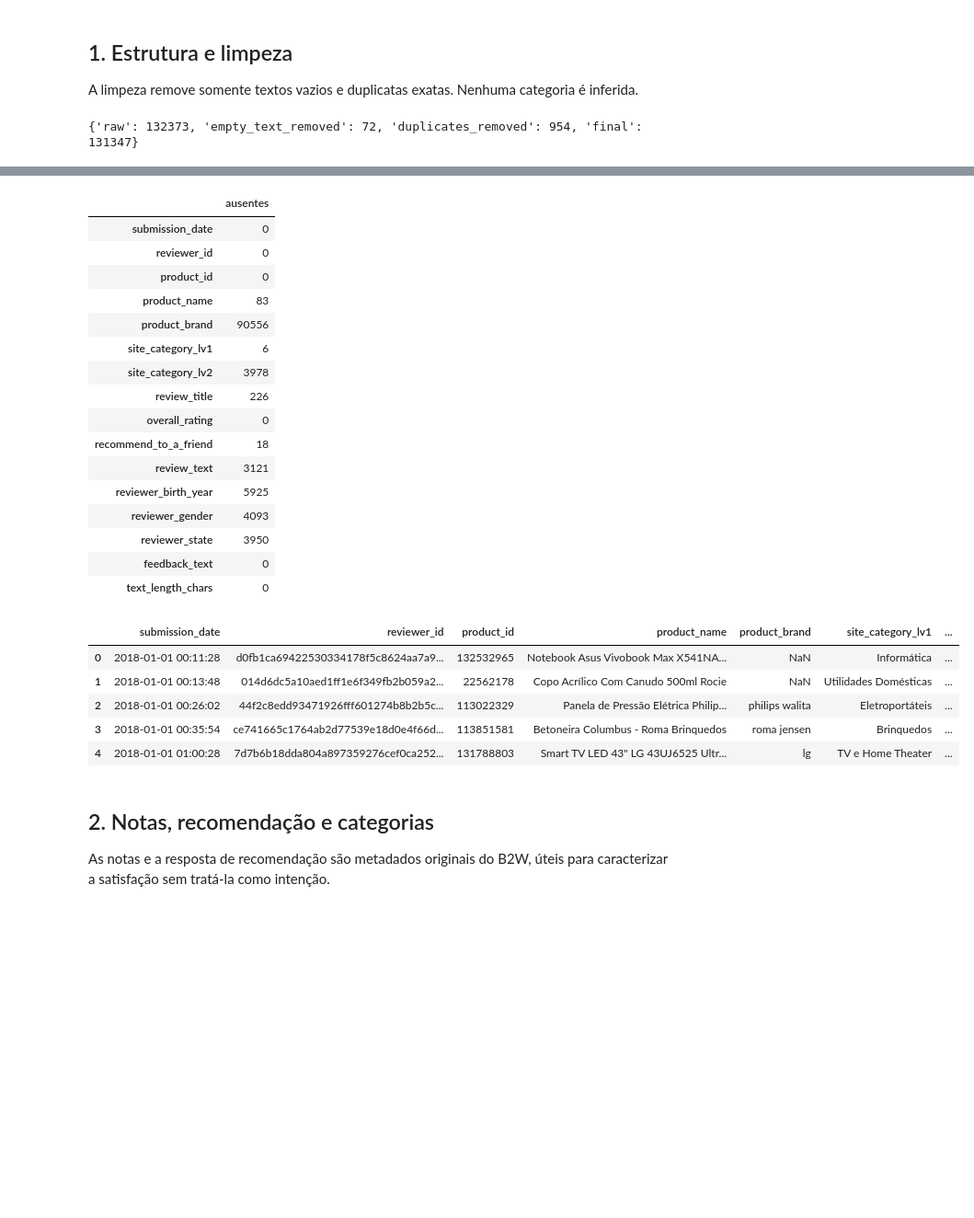
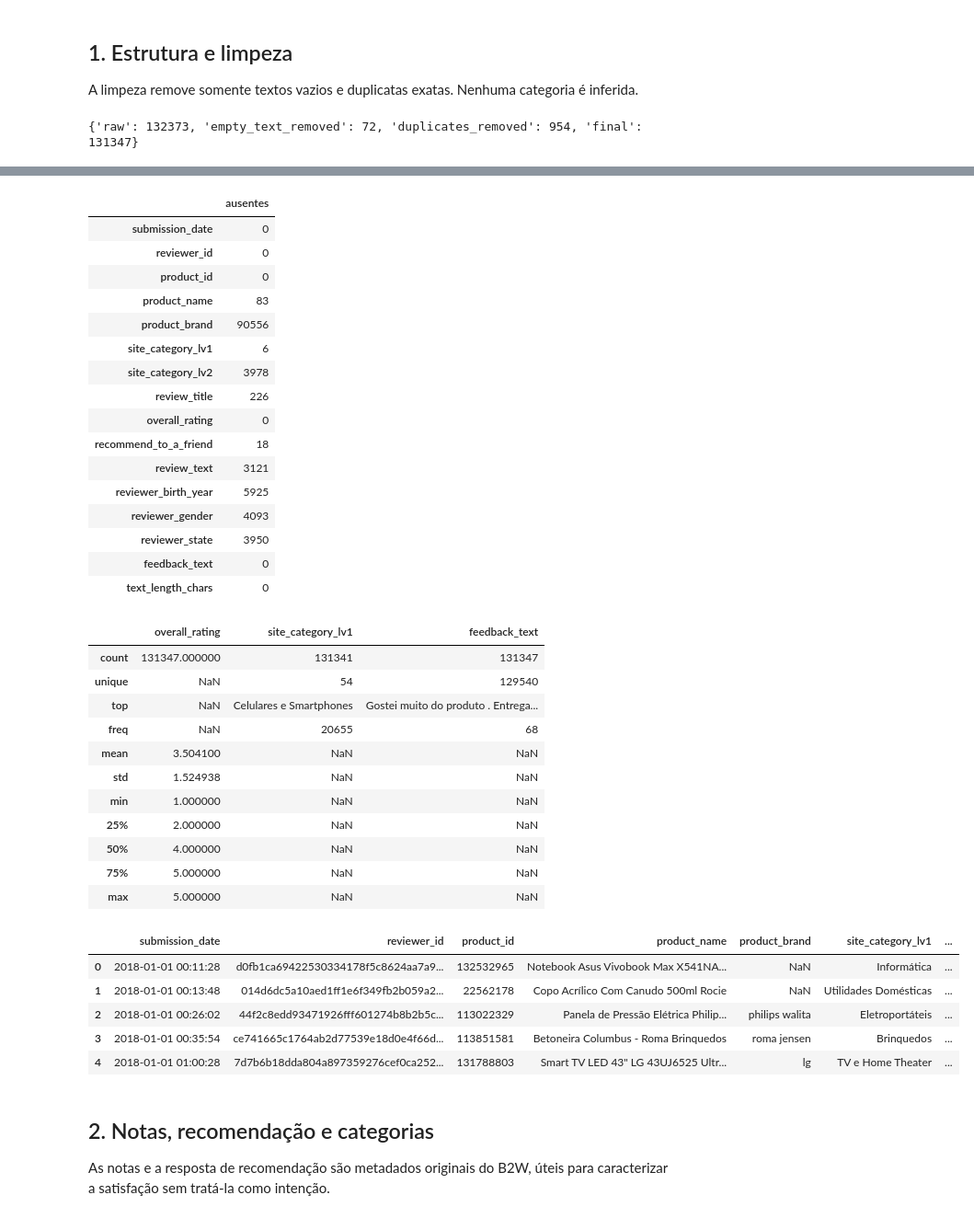
Before and after one commit to danielssaugusto/ecomshield-platform, a Jupyter notebook: notebooks/03_b2w_feedback_eda.ipynb, the cells around one changed output, grey strips where cells are left out. Shown at 92% size. Cells and saved outputs as stored; diff of their text form; code cells hidden in the pictures; blank space fills up the shorter version.

```diff
--- a/notebooks/03_b2w_feedback_eda.ipynb
+++ b/notebooks/03_b2w_feedback_eda.ipynb
@@ -38,6 +38,7 @@ df['text_length_chars'] = df['feedback_text'].str.len()
 print({'raw': len(raw), 'empty_text_removed': len(raw)-len(without_empty), 'duplicates_removed': len(without_empty)-len(df), 'final': len(df)})
 display(df.dtypes.to_frame('dtype'))
 display(df.isna().sum().to_frame('ausentes'))
+display(df[['overall_rating', 'site_category_lv1', 'feedback_text']].describe(include='all'))
 df.head()
 # %% [output]
 {'raw': 132373, 'empty_text_removed': 72, 'duplicates_removed': 954, 'final': 131347}
@@ -48,39 +49,51 @@ df.head()
 | product_name | object |
 | product_brand | object |
 | site_category_lv1 | object |
 | site_category_lv2 | object |
 | review_title | object |
 | overall_rating | int64 |
 | recommend_to_a_friend | object |
 | review_text | object |
 | reviewer_birth_year | float64 |
 | reviewer_gender | object |
 | reviewer_state | object |
 | feedback_text | object |
 | text_length_chars | int64 |
 |  | ausentes |
 | submission_date | 0 |
 | reviewer_id | 0 |
 | product_id | 0 |
 | product_name | 83 |
 | product_brand | 90556 |
 | site_category_lv1 | 6 |
 | site_category_lv2 | 3978 |
 | review_title | 226 |
 | overall_rating | 0 |
 | recommend_to_a_friend | 18 |
 | review_text | 3121 |
 | reviewer_birth_year | 5925 |
 | reviewer_gender | 4093 |
 | reviewer_state | 3950 |
 | feedback_text | 0 |
 | text_length_chars | 0 |
-|  | submission_date | reviewer_id | product_id | product_name | product_brand | site_category_lv1 | ... |
-| 0 | 2018-01-01 00:11:28 | d0fb1ca69422530334178f5c8624aa7a9... | 132532965 | Notebook Asus Vivobook Max X541NA... | NaN | Informática | ... |
-| 1 | 2018-01-01 00:13:48 | 014d6dc5a10aed1ff1e6f349fb2b059a2... | 22562178 | Copo Acrílico Com Canudo 500ml Rocie | NaN | Utilidades Domésticas | ... |
-| 2 | 2018-01-01 00:26:02 | 44f2c8edd93471926fff601274b8b2b5c... | 113022329 | Panela de Pressão Elétrica Philip... | philips walita | Eletroportáteis | ... |
-| 3 | 2018-01-01 00:35:54 | ce741665c1764ab2d77539e18d0e4f66d... | 113851581 | Betoneira Columbus - Roma Brinquedos | roma jensen | Brinquedos | ... |
-| 4 | 2018-01-01 01:00:28 | 7d7b6b18dda804a897359276cef0ca252... | 131788803 | Smart TV LED 43" LG 43UJ6525 Ultr... | lg | TV e Home Theater | ... |
+|  | overall_rating | site_category_lv1 | feedback_text |
+| count | 131347.000000 | 131341 | 131347 |
+| unique | NaN | 54 | 129540 |
+| top | NaN | Celulares e Smartphones | Gostei muito do produto . Entrega... |
+| freq | NaN | 20655 | 68 |
+| mean | 3.504100 | NaN | NaN |
+| std | 1.524938 | NaN | NaN |
+| min | 1.000000 | NaN | NaN |
+| 25% | 2.000000 | NaN | NaN |
+| 50% | 4.000000 | NaN | NaN |
+| 75% | 5.000000 | NaN | NaN |
+| max | 5.000000 | NaN | NaN |
+|  | submission_date | reviewer_id | product_id | product_name | product_brand | site_category_lv1 | ... |
+| 0 | 2018-01-01 00:11:28 | d0fb1ca69422530334178f5c8624aa7a9... | 132532965 | Notebook Asus Vivobook Max X541NA... | NaN | Informática | ... |
+| 1 | 2018-01-01 00:13:48 | 014d6dc5a10aed1ff1e6f349fb2b059a2... | 22562178 | Copo Acrílico Com Canudo 500ml Rocie | NaN | Utilidades Domésticas | ... |
+| 2 | 2018-01-01 00:26:02 | 44f2c8edd93471926fff601274b8b2b5c... | 113022329 | Panela de Pressão Elétrica Philip... | philips walita | Eletroportáteis | ... |
+| 3 | 2018-01-01 00:35:54 | ce741665c1764ab2d77539e18d0e4f66d... | 113851581 | Betoneira Columbus - Roma Brinquedos | roma jensen | Brinquedos | ... |
+| 4 | 2018-01-01 01:00:28 | 7d7b6b18dda804a897359276cef0ca252... | 131788803 | Smart TV LED 43" LG 43UJ6525 Ultr... | lg | TV e Home Theater | ... |
 # %% [markdown]
 ## 2. Notas, recomendação e categorias
 
```
Also changed, not shown: parts of 3 cells of this notebook, 26 other files.
